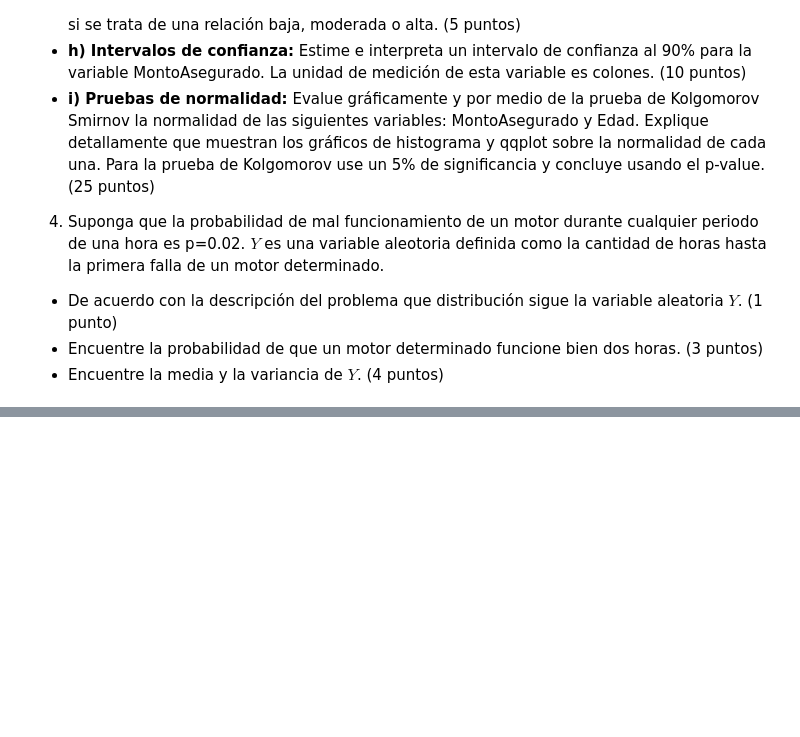
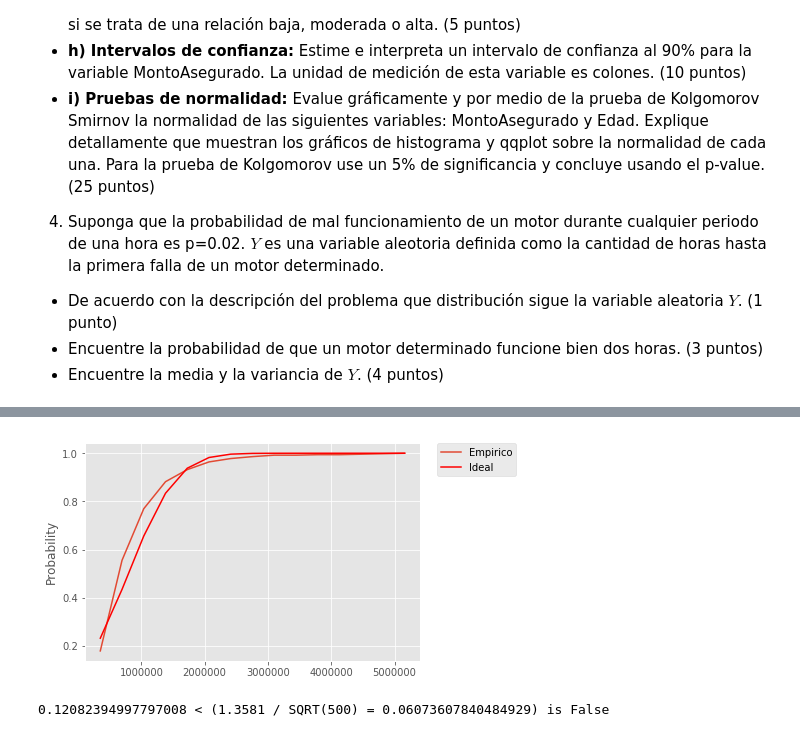
Before and after one commit to jpablofdez/DataScience, a Jupyter notebook: Estadistica/Quices/Quiz_1.ipynb, the cells around one changed output, grey strips where cells are left out. Cells and saved outputs as stored; diff of their text form; code cells hidden in the pictures; blank space fills up the shorter version.

```diff
--- a/Estadistica/Quices/Quiz_1.ipynb
+++ b/Estadistica/Quices/Quiz_1.ipynb
@@ -45,0 +309,5 @@ Sea:
+# %%
+KSNormal(montoAse,mu,sigma,15)
+# %% [output]
+[figure, added]
+0.12082394997797008 < (1.3581 / SQRT(500) = 0.06073607840484929) is False
```
Also changed, not shown: parts of 26 cells of this notebook.
